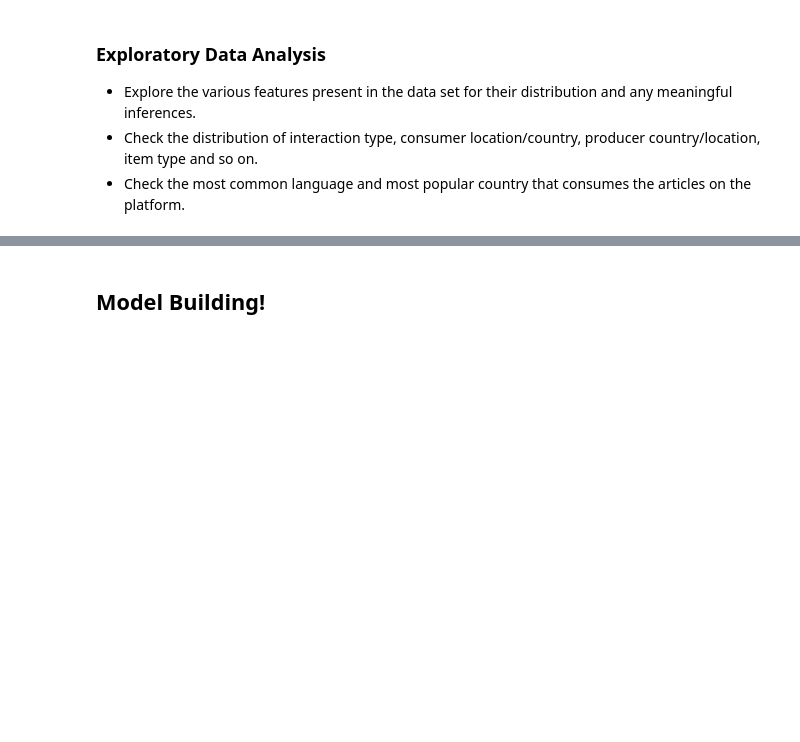
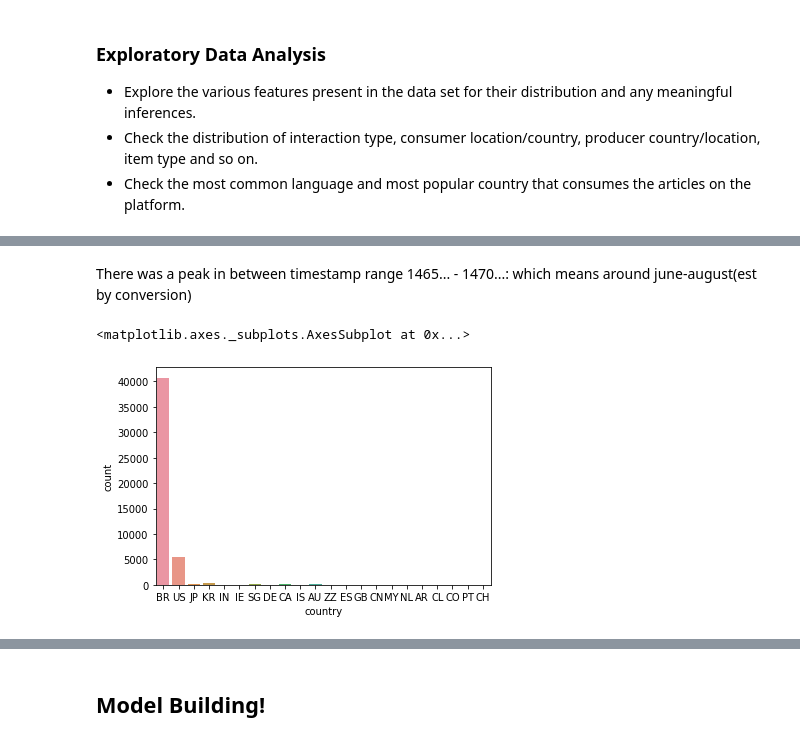
Before and after one commit to ishitamahindroo/NewsRecommendor, a Jupyter notebook: capstone0.ipynb, the cells around one changed output, grey strips where cells are left out. Saved outputs shown, nothing was run; the diff lists cells and outputs as text; code cells hidden in the pictures; blank space fills up the shorter version.

```diff
--- a/capstone0.ipynb
+++ b/capstone0.ipynb
@@ -508,0 +515,7 @@ import seaborn as sns
+# %% [markdown]
+There was a peak in between timestamp range 1465... - 1470...: which means around june-august(est by conversion)
+# %%
+sns.countplot(data = con_trans, x = 'country')
+# %% [output]
+<matplotlib.axes._subplots.AxesSubplot at 0x...>
+[figure, added]
```
Also changed, not shown: parts of 100 cells of this notebook.
